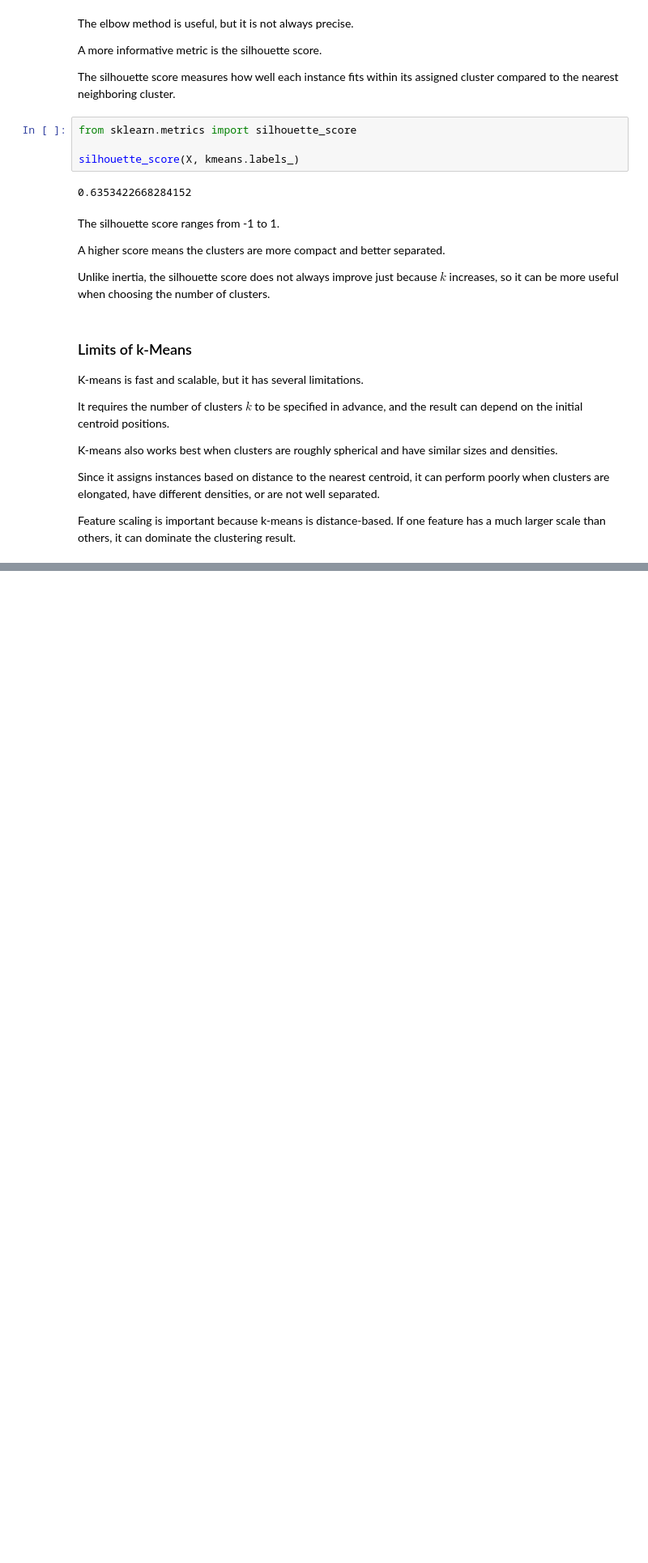
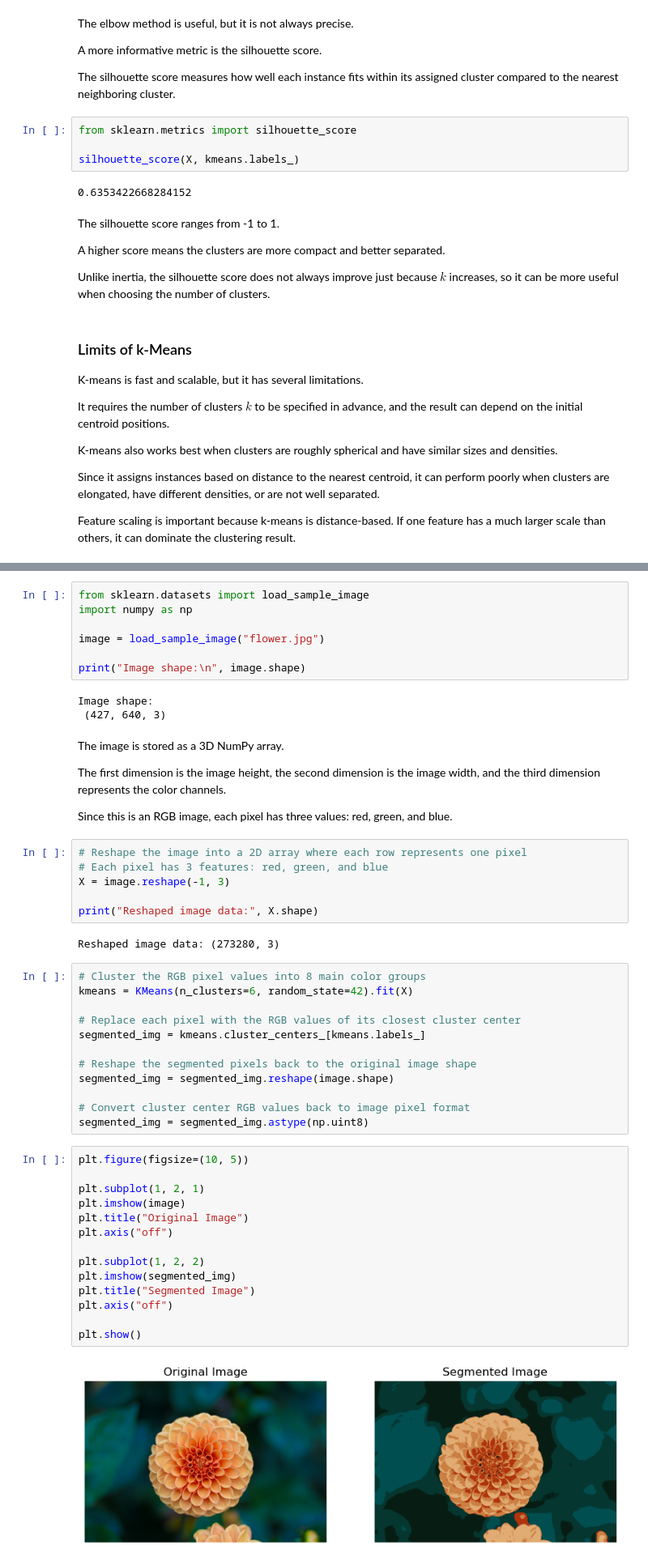
Before and after one commit to jayjay0317/Hands-On-ML-Study, a Jupyter notebook: Chapter_08/08_unsupervised_learning.ipynb, the cells around one changed output, grey strips where cells are left out. Shown at 81% size. Drawn from its saved outputs; the diff is of its cells as text; blank space fills up the shorter version.

Commit message:
Update notebook08
Add Using Clustering for Image Segmentation

```diff
--- a/Chapter_08/08_unsupervised_learning.ipynb
+++ b/Chapter_08/08_unsupervised_learning.ipynb
@@ -325,0 +334,52 @@ Feature scaling is important because k-means is distance-based. If one feature h
+# %%
+from sklearn.datasets import load_sample_image
+import numpy as np
+
+image = load_sample_image("flower.jpg")
+
+print("Image shape:\n", image.shape)
+# %% [output]
+Image shape:
+ (427, 640, 3)
+# %% [markdown]
+The image is stored as a 3D NumPy array.
+
+The first dimension is the image height, the second dimension is the image width, and the third dimension represents the color channels.
+
+Since this is an RGB image, each pixel has three values: red, green, and blue.
+# %%
+# Reshape the image into a 2D array where each row represents one pixel
+# Each pixel has 3 features: red, green, and blue
+X = image.reshape(-1, 3)
+
+print("Reshaped image data:", X.shape)
+# %% [output]
+Reshaped image data: (273280, 3)
+# %%
+# Cluster the RGB pixel values into 8 main color groups
+kmeans = KMeans(n_clusters=6, random_state=42).fit(X)
+
+# Replace each pixel with the RGB values of its closest cluster center
+segmented_img = kmeans.cluster_centers_[kmeans.labels_]
+
+# Reshape the segmented pixels back to the original image shape
+segmented_img = segmented_img.reshape(image.shape)
+
+# Convert cluster center RGB values back to image pixel format
+segmented_img = segmented_img.astype(np.uint8)
+# %%
+plt.figure(figsize=(10, 5))
+
+plt.subplot(1, 2, 1)
+plt.imshow(image)
+plt.title("Original Image")
+plt.axis("off")
+
+plt.subplot(1, 2, 2)
+plt.imshow(segmented_img)
+plt.title("Segmented Image")
+plt.axis("off")
+
+plt.show()
+# %% [output]
+[figure, added]
```
Also changed, not shown: parts of 2 cells of this notebook.
